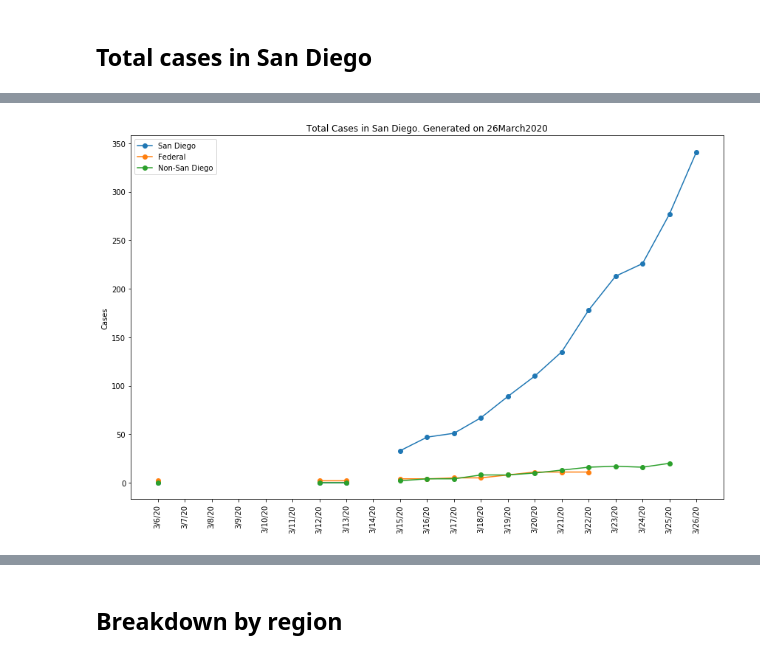
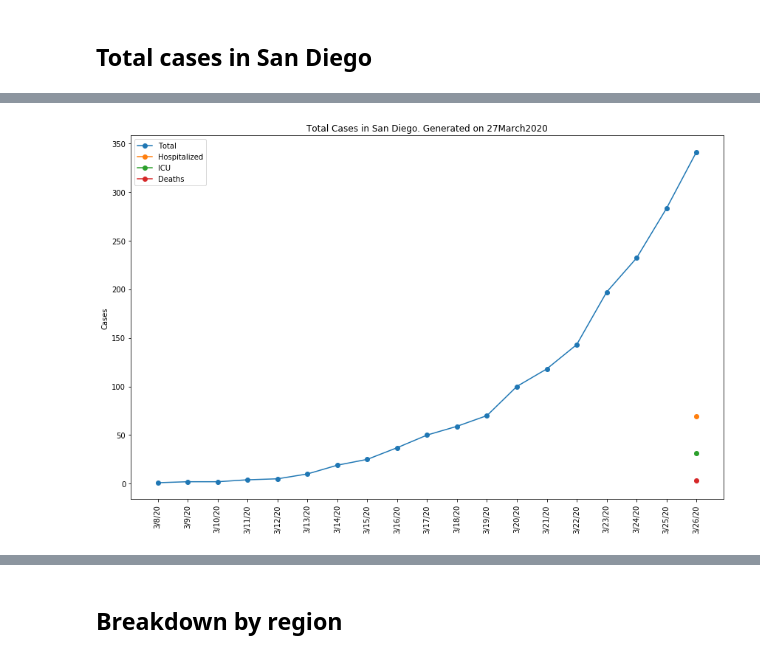
Before and after one commit to menis/sd_covid, a Jupyter notebook: sd_covid_analysis.ipynb, the cells around one changed output, grey strips where cells are left out. Cells and saved outputs as stored; diff of their text form; code cells hidden in the pictures.

```diff
--- a/sd_covid_analysis.ipynb
+++ b/sd_covid_analysis.ipynb
@@ -17,13 +36,15 @@ df = pd.read_csv(datafile)
 # %%
 f, ax = plt.subplots(figsize=(12,8))
-ax.plot(df['date'], df['sd_total'], '-o', label="San Diego")
-ax.plot(df['date'], df['fed_total'], '-o', label="Federal")
-ax.plot(df['date'], df['nonsd_total'], '-o', label="Non-San Diego")
+ax.plot(df['date'], df['sd_total'], '-o', label="Total")
+ax.plot(df['date'], df['sd_hosp'], '-o', label="Hospitalized")
+ax.plot(df['date'], df['sd_icu'], '-o', label="ICU")
+ax.plot(df['date'], df['sd_death'], '-o', label="Deaths")
+
 plt.ylabel("Cases")
 plt.legend(loc='upper left')
 plt.xticks(rotation='vertical')
 plt.title('Total Cases in San Diego. Generated on '+today_str)
 plt.tight_layout()
-plt.savefig("./plots/totalcasesinSanDiego_"+today_str+".png")
+plt.savefig("./plots/totalcasesinSanDiego_outcomedetail_"+today_str+".png")
 # %% [output]
-[figure, old version]
+[figure, new version]
```
Also changed, not shown: parts of 9 cells of this notebook, 16 other files.
